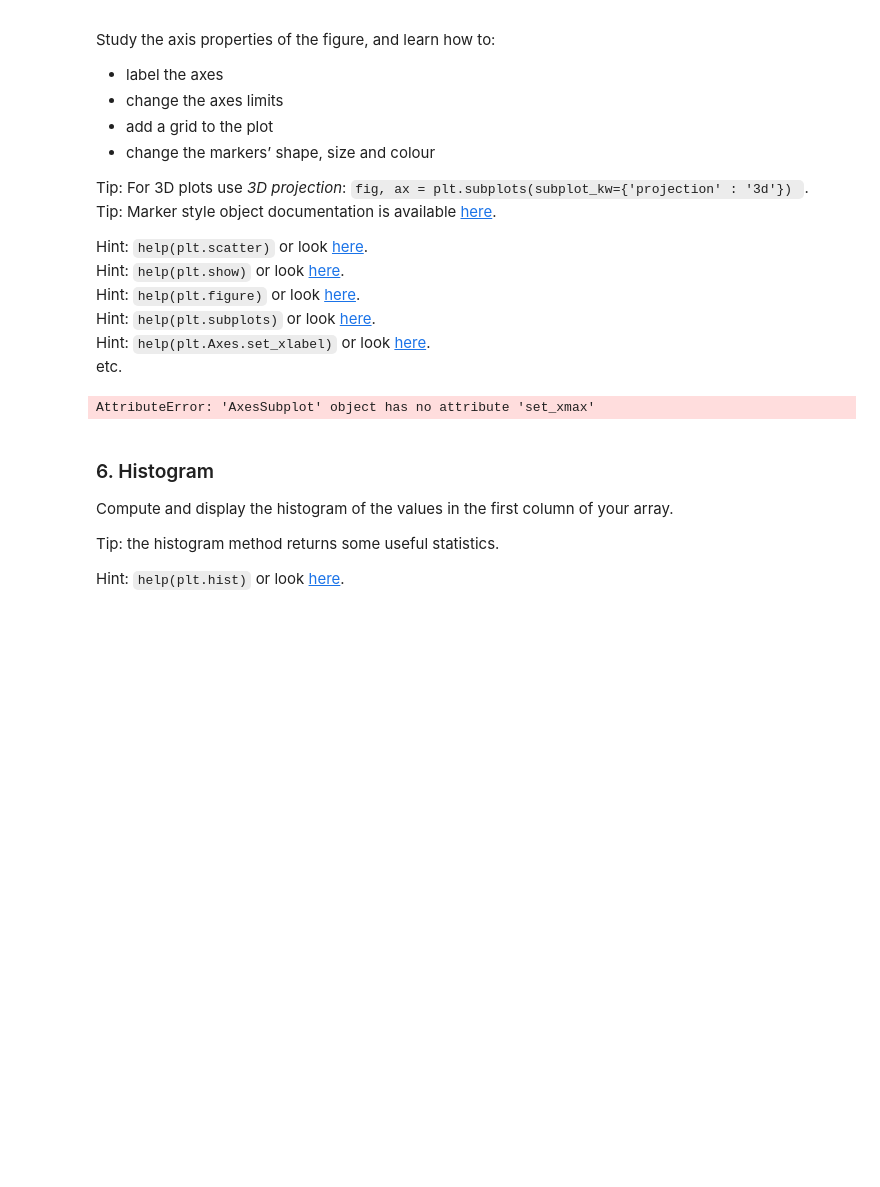
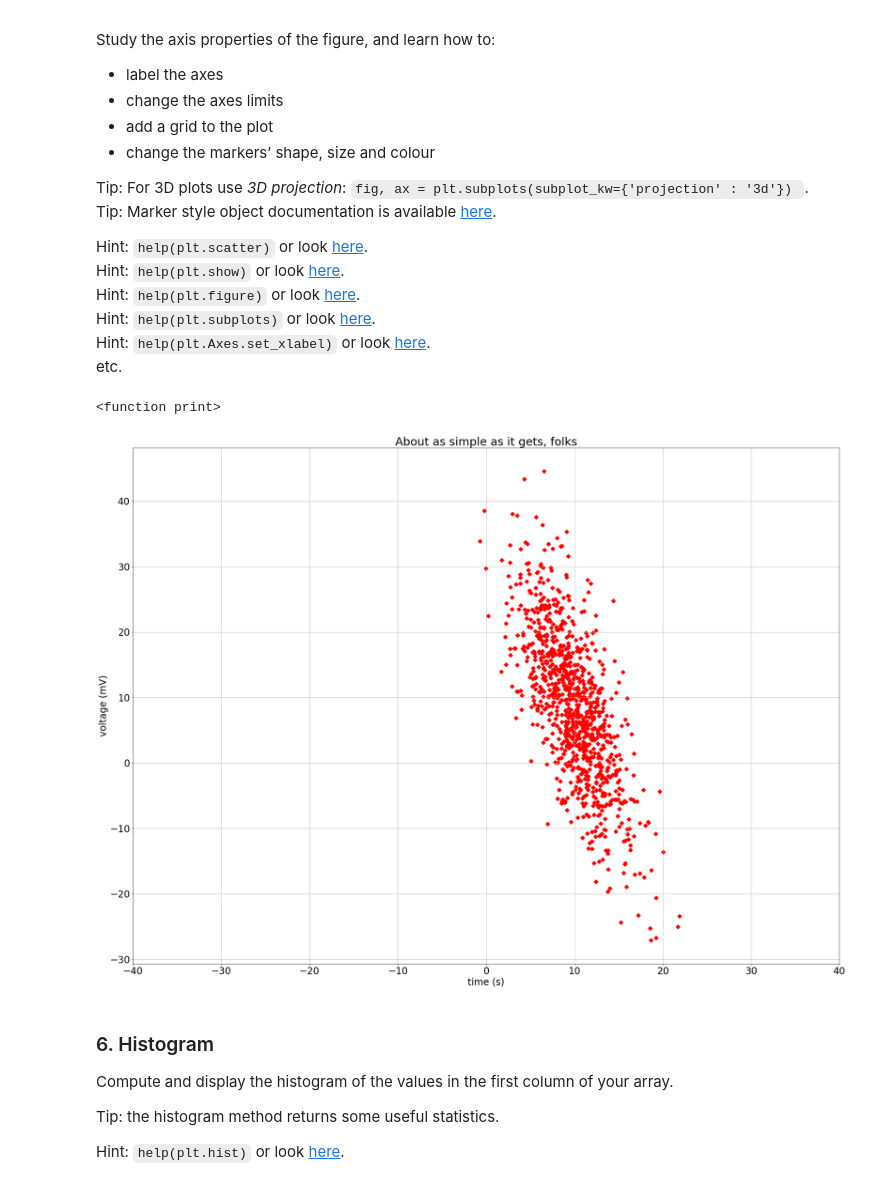
Before and after one commit to JonathanMarriott/COMS20011_2020, a Jupyter notebook: labs/lab_1/labsheet1.ipynb, the cells around one changed output. Saved outputs shown, nothing was run; the diff lists cells and outputs as text; code cells hidden in the pictures; blank space fills up the shorter version.

```diff
--- a/labs/lab_1/labsheet1.ipynb
+++ b/labs/lab_1/labsheet1.ipynb
@@ -362,17 +362,18 @@ etc.
 # %%
 fig, ax = plt.subplots()
 ax.set_ylabel("yAxis")
 ax.set_xlabel("xAxis")
 ax.set_title("test Title")
 ax.set(xlabel='time (s)', ylabel='voltage (mV)',
        title='About as simple as it gets, folks')
 ax.grid()
-ax.set_x(40)
+ax.set_xlim([-40,40])
 ax.scatter(D[:,0],D[:,1],marker='D',c = 'red',linewidths=3)
 print
 #plt.sca(ax='xAxis')
 # %% [output]
-AttributeError: 'AxesSubplot' object has no attribute 'set_xmax'
+<function print>
+[figure, added]
 # %% [markdown]
 ### 6. Histogram
 
```
Also changed, not shown: 1 other file.
